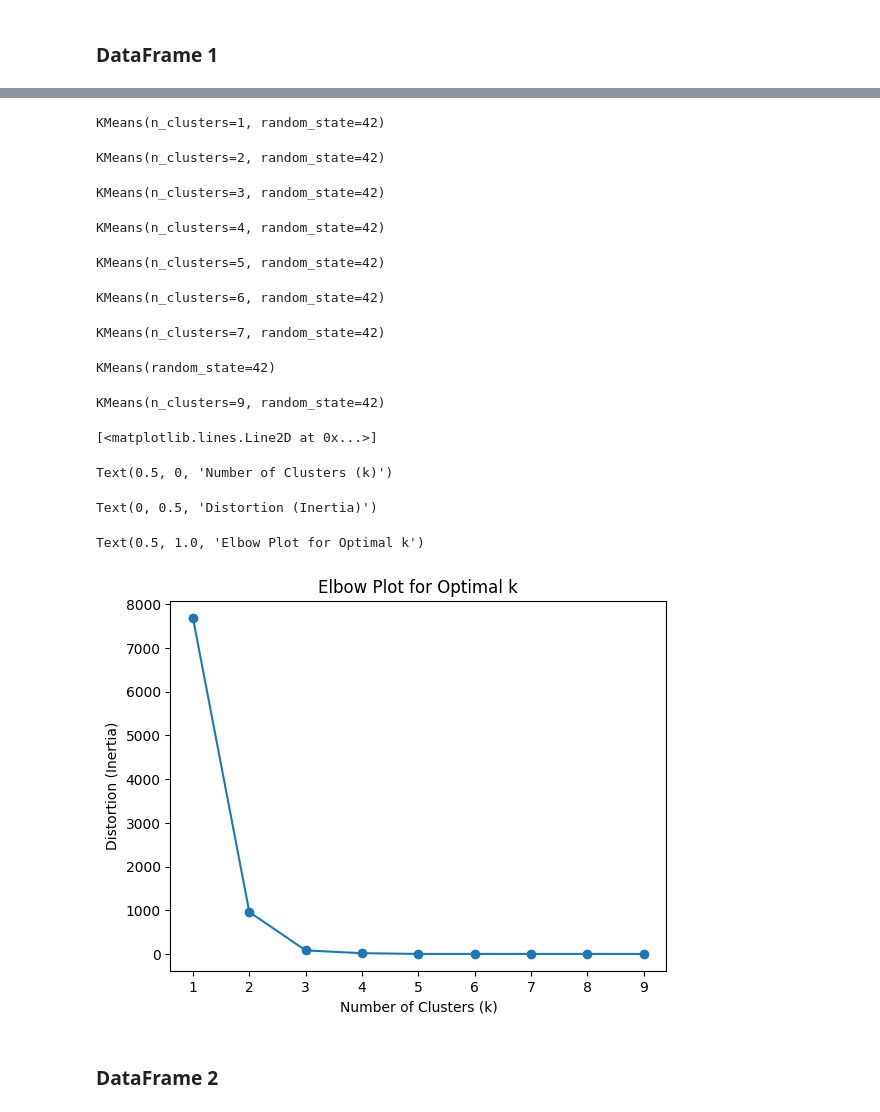
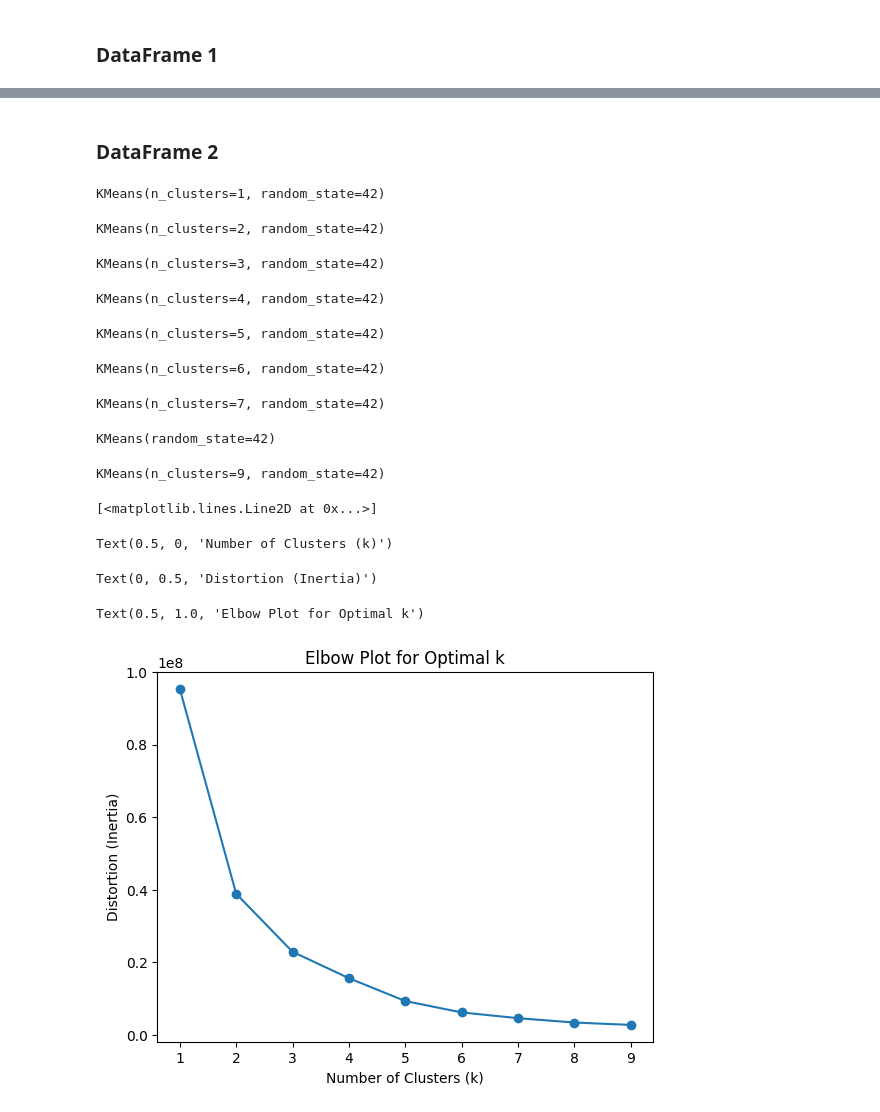
Before and after one commit to MartinoPhoenixVox/HotelBookingDemand, a Jupyter notebook: HotelBookingDemand.ipynb, the cells around one changed output, grey strips where cells are left out. Drawn from its saved outputs; the diff is of its cells as text; code cells hidden in the pictures.

```diff
--- a/HotelBookingDemand.ipynb
+++ b/HotelBookingDemand.ipynb
@@ -614,32 +578,36 @@ X = df1[['Children']]
-# %%
-# Use Elbow method
-distortions = []
-possible_k_values = range(1, 10)
-for k in possible_k_values:
-    kmeans = KMeans(n_clusters=k, random_state=42)
-    kmeans.fit(X)
-    distortions.append(kmeans.inertia_)
-
-# Draw Elbow plot
-plt.plot(possible_k_values, distortions, marker='o')
-plt.xlabel('Number of Clusters (k)')
-plt.ylabel('Distortion (Inertia)')
-plt.title('Elbow Plot for Optimal k')
-plt.show()
-# %% [output]
-KMeans(n_clusters=1, random_state=42)
-KMeans(n_clusters=2, random_state=42)
-KMeans(n_clusters=3, random_state=42)
-KMeans(n_clusters=4, random_state=42)
-KMeans(n_clusters=5, random_state=42)
-KMeans(n_clusters=6, random_state=42)
-KMeans(n_clusters=7, random_state=42)
-KMeans(random_state=42)
-KMeans(n_clusters=9, random_state=42)
-[<matplotlib.lines.Line2D at 0x...>]
-Text(0.5, 0, 'Number of Clusters (k)')
-Text(0, 0.5, 'Distortion (Inertia)')
-Text(0.5, 1.0, 'Elbow Plot for Optimal k')
-[figure, removed]
 # %% [markdown]
 ### DataFrame 2
+# %%
+# Choose column needed for clustering
+X = df2[['ADR']]
+Y = df2[['ArrivalDateWeekNumber']]
+# %%
+# Use Elbow method
+distortions = []
+possible_k_values = range(1, 10)
+for k in possible_k_values:
+    kmeans = KMeans(n_clusters=k, random_state=42)
+    kmeans.fit(X, Y)
+    distortions.append(kmeans.inertia_)
+
+# Draw Elbow plot
+plt.plot(possible_k_values, distortions, marker='o')
+plt.xlabel('Number of Clusters (k)')
+plt.ylabel('Distortion (Inertia)')
+plt.title('Elbow Plot for Optimal k')
+plt.show()
+# %% [output]
+KMeans(n_clusters=1, random_state=42)
+KMeans(n_clusters=2, random_state=42)
+KMeans(n_clusters=3, random_state=42)
+KMeans(n_clusters=4, random_state=42)
+KMeans(n_clusters=5, random_state=42)
+KMeans(n_clusters=6, random_state=42)
+KMeans(n_clusters=7, random_state=42)
+KMeans(random_state=42)
+KMeans(n_clusters=9, random_state=42)
+[<matplotlib.lines.Line2D at 0x...>]
+Text(0.5, 0, 'Number of Clusters (k)')
+Text(0, 0.5, 'Distortion (Inertia)')
+Text(0.5, 1.0, 'Elbow Plot for Optimal k')
+[figure, added]
```
Also changed, not shown: parts of 8 cells of this notebook.
